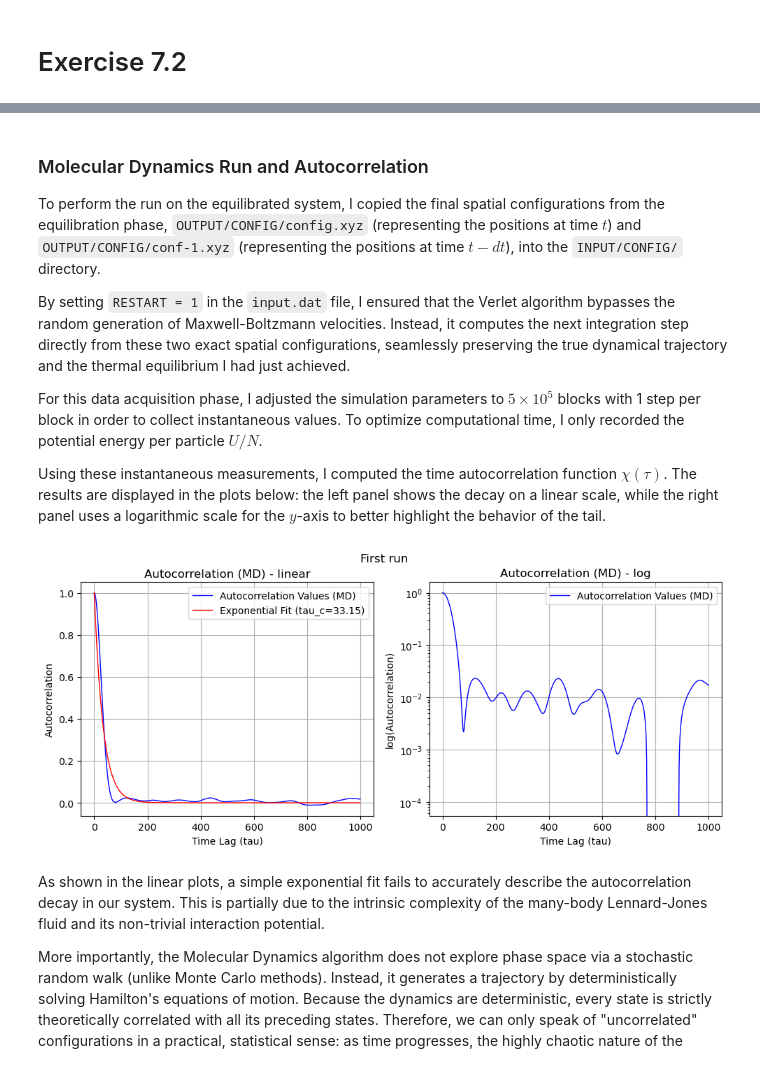
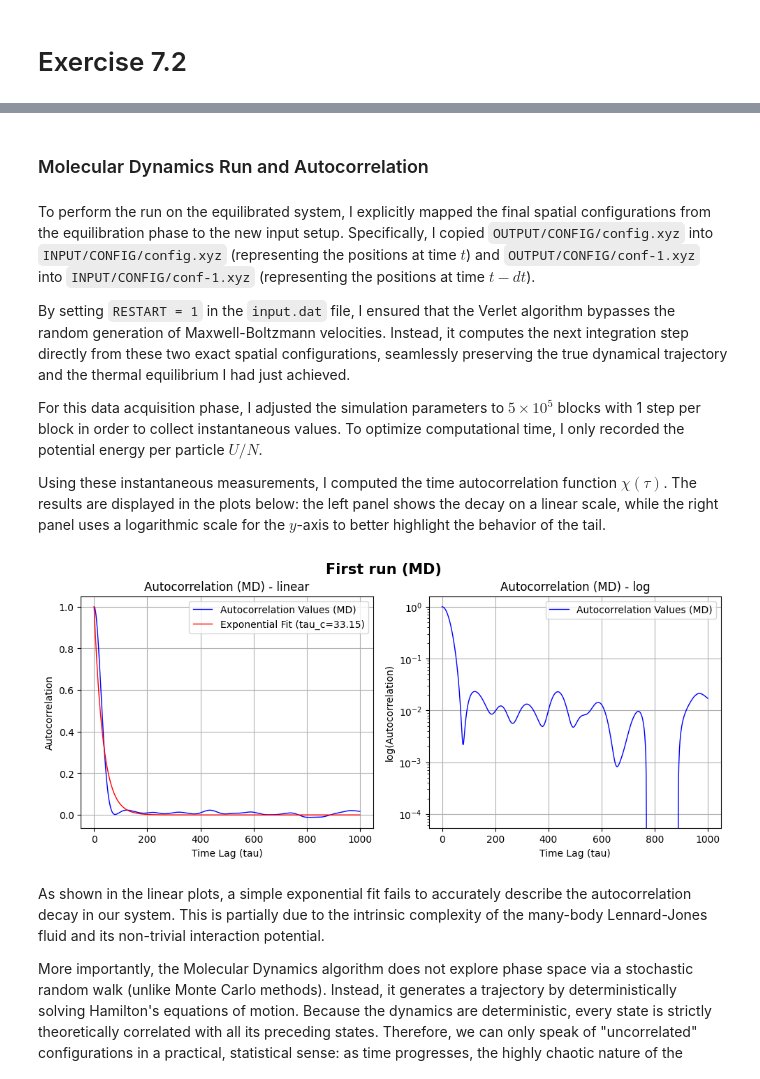
Before and after one commit to giuliagogna/NumericalSimulationLaboratory, a Jupyter notebook: Lab07/analysis7.ipynb, the cells around one changed output, grey strips where cells are left out. Drawn from its saved outputs; the diff is of its cells as text; code cells hidden in the pictures.

```diff
--- a/Lab07/analysis7.ipynb
+++ b/Lab07/analysis7.ipynb
@@ -2,6 +2,17 @@
 import numpy as np
 import matplotlib.pyplot as plt
 from scipy.optimize import curve_fit
+# %%
+# Paths
+path_eq_MD = "NSL_SIMULATOR/OUTPUT/EQUILIBRATION/MD/"
+path_MD = "NSL_SIMULATOR/OUTPUT/EX_7_2/MD/"
+path_eq_MC = "NSL_SIMULATOR/OUTPUT/EQUILIBRATION/MC/"
+path_MC = "NSL_SIMULATOR/OUTPUT/EX_7_2/MC/"
+
+path_MD_eq4 = "NSL_SIMULATOR/OUTPUT/EX_7_4/EQUILIBRATION/MD/"
+path_MC_eq4 = "NSL_SIMULATOR/OUTPUT/EX_7_4/EQUILIBRATION/MC/"
+path_MD4 = "NSL_SIMULATOR/OUTPUT/EX_7_4/MD/"
+path_MC4 = "NSL_SIMULATOR/OUTPUT/EX_7_4/MC/"
 # %% [markdown]
 # Theoretical Background
 
@@ -28,20 +46,15 @@ def autocorrelation(data, tau):
 
     t_max = len(data)
 
-    # Denominator: variance of the entire dataset
-    denominator = np.var(data)
+    # data[:t_max - tau]: all data up to t_max - tau
+    # data[tau:]: all data from tau to t_max
 
-    # data_start: m(t')
-    # data_end: m(t'+t)
-    data_start = data[:t_max - tau]
-    data_end = data[tau:]
+    first_term = np.mean(data[:t_max - tau] * data[tau:])
+    second_term = np.mean(data[:t_max - tau]) * np.mean(data[tau:])
 
-    term1 = np.mean(data_start * data_end)
-    term2 = np.mean(data_start) * np.mean(data_end)
+    numerator = first_term - second_term
 
-    numerator = term1 - term2
-
-    return numerator / denominator
+    return numerator / np.var(data)
 
 
 # Function for exponential decay fit: in the following I show that this function
@@ -119,7 +142,7 @@ Equilibrium temperature T* = 1.1
+# %% [markdown]
+### Molecular Dynamics Run and Autocorrelation
 # %% [markdown]
-### Molecular Dynamics Run and Autocorrelation
-
-To perform the run on the equilibrated system, I copied the final spatial configurations from the equilibration phase, `OUTPUT/CONFIG/config.xyz` (representing the positions at time $t$) and `OUTPUT/CONFIG/conf-1.xyz` (representing the positions at time $t-dt$), into the `INPUT/CONFIG/` directory.
+To perform the run on the equilibrated system, I explicitly mapped the final spatial configurations from the equilibration phase to the new input setup. Specifically, I copied `OUTPUT/CONFIG/config.xyz` into `INPUT/CONFIG/config.xyz` (representing the positions at time $t$) and `OUTPUT/CONFIG/conf-1.xyz` into `INPUT/CONFIG/conf-1.xyz` (representing the positions at time $t-dt$).
 
 By setting `RESTART = 1` in the `input.dat` file, I ensured that the Verlet algorithm bypasses the random generation of Maxwell-Boltzmann velocities. Instead, it computes the next integration step directly from these two exact spatial configurations, seamlessly preserving the true dynamical trajectory and the thermal equilibrium I had just achieved.
 
@@ -127,8 +150,7 @@ For this data acquisition phase, I adjusted the simulation parameters to $5 \tim
 
 Using these instantaneous measurements, I computed the time autocorrelation function $\chi(\tau)$. The results are displayed in the plots below: the left panel shows the decay on a linear scale, while the right panel uses a logarithmic scale for the $y$-axis to better highlight the behavior of the tail.
 # %%
-path_MD = "NSL_SIMULATOR/OUTPUT/BACKUP/EX7_2/MD/"
-_, potential_energy_MD, _, _ = np.loadtxt(path_MD + "potential_energy_MD.dat", unpack=True)
+_, potential_energy_MD, _, _ = np.loadtxt(path_MD + "potential_energy_1.dat", unpack=True)
 # %%
 tau = np.arange(0, 1000, 1)
 autocorr_values = [autocorrelation(potential_energy_MD, t) for t in tau]
@@ -139,31 +161,31 @@ tau_c = popt[0]
 # %%
 plt.figure(figsize=(10, 12))
 
-plt.suptitle('First run')
+plt.suptitle('First run (MD)', fontsize=15, fontweight='bold')
 
 plt.subplot(3, 2, 1)
 plt.plot(tau, autocorr_values, color='blue', linewidth=1, label="Autocorrelation Values (MD)")
 plt.plot(tau, exponential_decay(tau, tau_c), color='red', linewidth=1, label=f"Exponential Fit (tau_c={tau_c:.2f})")
 plt.xlabel("Time Lag (tau)")
 plt.ylabel("Autocorrelation")
 plt.title("Autocorrelation (MD) - linear")
 plt.legend()
 plt.grid(True)
 
 plt.subplot(3, 2, 2)
 plt.plot(tau, autocorr_values, color='blue', linewidth=1, label="Autocorrelation Values (MD)")
 #plt.plot(tau, exponential_decay(tau, tau_c), color='red', linewidth=1, label=f"Exponential Fit (tau_c={tau_c:.2f})")
 plt.yscale('log')
 plt.xlabel("Time Lag (tau)")
 plt.ylabel("log(Autocorrelation)")
 plt.title("Autocorrelation (MD) - log")
 plt.legend()
 plt.grid(True)
 
 plt.tight_layout()
 plt.show()
 # %% [output]
-[figure, old version]
+[figure, new version]
 # %% [markdown]
 As shown in the linear plots, a simple exponential fit fails to accurately describe the autocorrelation decay in our system. This is partially due to the intrinsic complexity of the many-body Lennard-Jones fluid and its non-trivial interaction potential.
 
```
Also changed, not shown: parts of 40 cells of this notebook, 31 other files.
